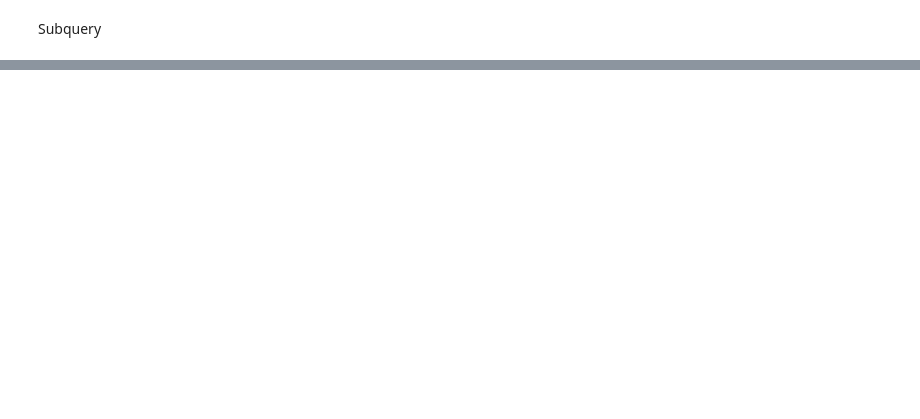
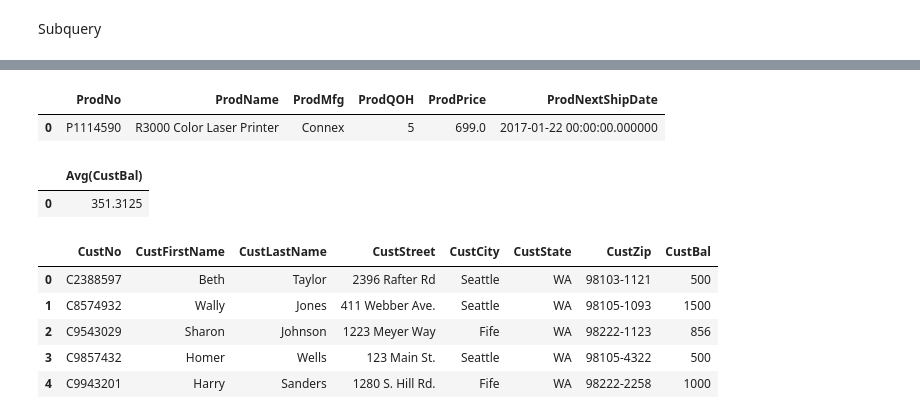
Before and after one commit to ogut77/BA, a Jupyter notebook: MultipleTable.ipynb, the cells around one changed output, grey strips where cells are left out. Saved outputs shown, nothing was run; the diff lists cells and outputs as text; code cells hidden in the pictures; blank space fills up the shorter version.

```diff
--- a/MultipleTable.ipynb
+++ b/MultipleTable.ipynb
@@ -646,5 +663,23 @@ Subquery
+# %%
+#Step 3-Combine both query
+txt='''
+
+'''
+Q30 =  psql.sqldf(txt)
+Q30
+# %% [output]
+|  | ProdNo | ProdName | ProdMfg | ProdQOH | ProdPrice | ProdNextShipDate |
+| 0 | P1114590 | R3000 Color Laser Printer | Connex | 5 | 699.0 | 2017-01-22 00:00:00.000000 |
 # %%
-#Find customer who has higher than average customer balance
-#Step 1-Find avarege customer balance
-#Step 2-Find customer information whose balance is higher than amount found in Step1
+#31-List customer information who has higher balance than average customer balance
+#Step 1-Find average customer balance
+#Step 2-Find customers with customer balance found in step 1
 #Step 3-Combine both query
+txt='''
+
+'''
+Q31A =  psql.sqldf(txt)
+Q31A
+# %% [output]
+|  | Avg(CustBal) |
+| 0 | 351.3125 |
@@ -664,0 +686,14 @@ Subquery
+# %%
+#Step 2-Find customers with customer balance found in step 1
+txt='''
+
+'''
+Q31B =  psql.sqldf(txt)
+Q31B
+# %% [output]
+|  | CustNo | CustFirstName | CustLastName | CustStreet | CustCity | CustState | CustZip | CustBal |
+| 0 | C2388597 | Beth | Taylor | 2396 Rafter Rd | Seattle | WA | 98103-1121 | 500 |
+| 1 | C8574932 | Wally | Jones | 411 Webber Ave. | Seattle | WA | 98105-1093 | 1500 |
+| 2 | C9543029 | Sharon | Johnson | 1223 Meyer Way | Fife | WA | 98222-1123 | 856 |
+| 3 | C9857432 | Homer | Wells | 123 Main St. | Seattle | WA | 98105-4322 | 500 |
+| 4 | C9943201 | Harry | Sanders | 1280 S. Hill Rd. | Fife | WA | 98222-2258 | 1000 |
```
Also changed, not shown: parts of 42 cells of this notebook.
